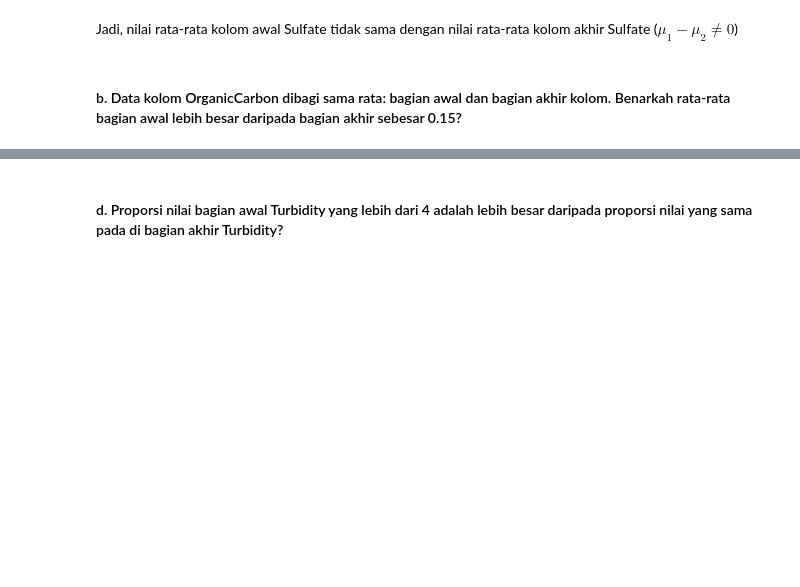
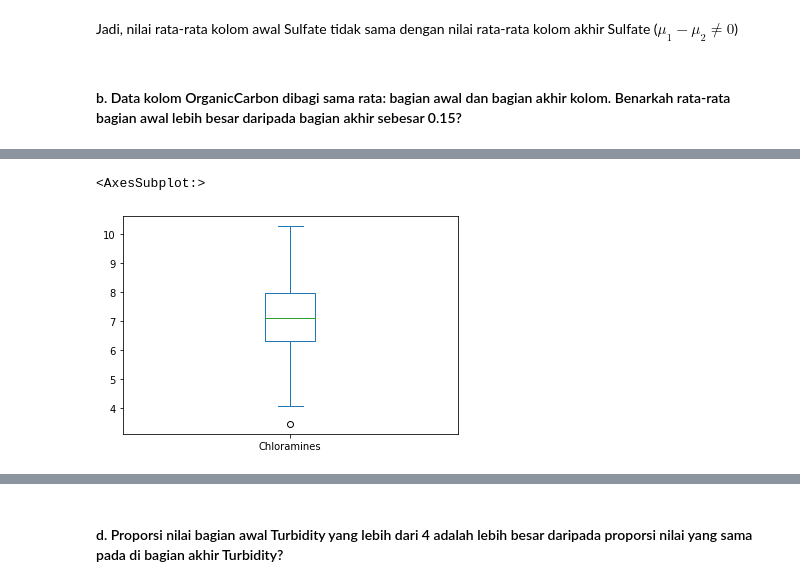
Before and after one commit to airathalca/IF2220-TUBES1, a Jupyter notebook: main.ipynb, the cells around one changed output, grey strips where cells are left out. Saved outputs shown, nothing was run; the diff lists cells and outputs as text; code cells hidden in the pictures; blank space fills up the shorter version.

```diff
--- a/main.ipynb
+++ b/main.ipynb
@@ -529,0 +601,5 @@ Jadi, nilai rata-rata kolom awal Sulfate tidak sama dengan nilai rata-rata kolom
+# %%
+df["Chloramines"].tail(100).plot(kind="box")
+# %% [output]
+<AxesSubplot:>
+[figure, added]
```
Also changed, not shown: parts of 8 cells of this notebook.
